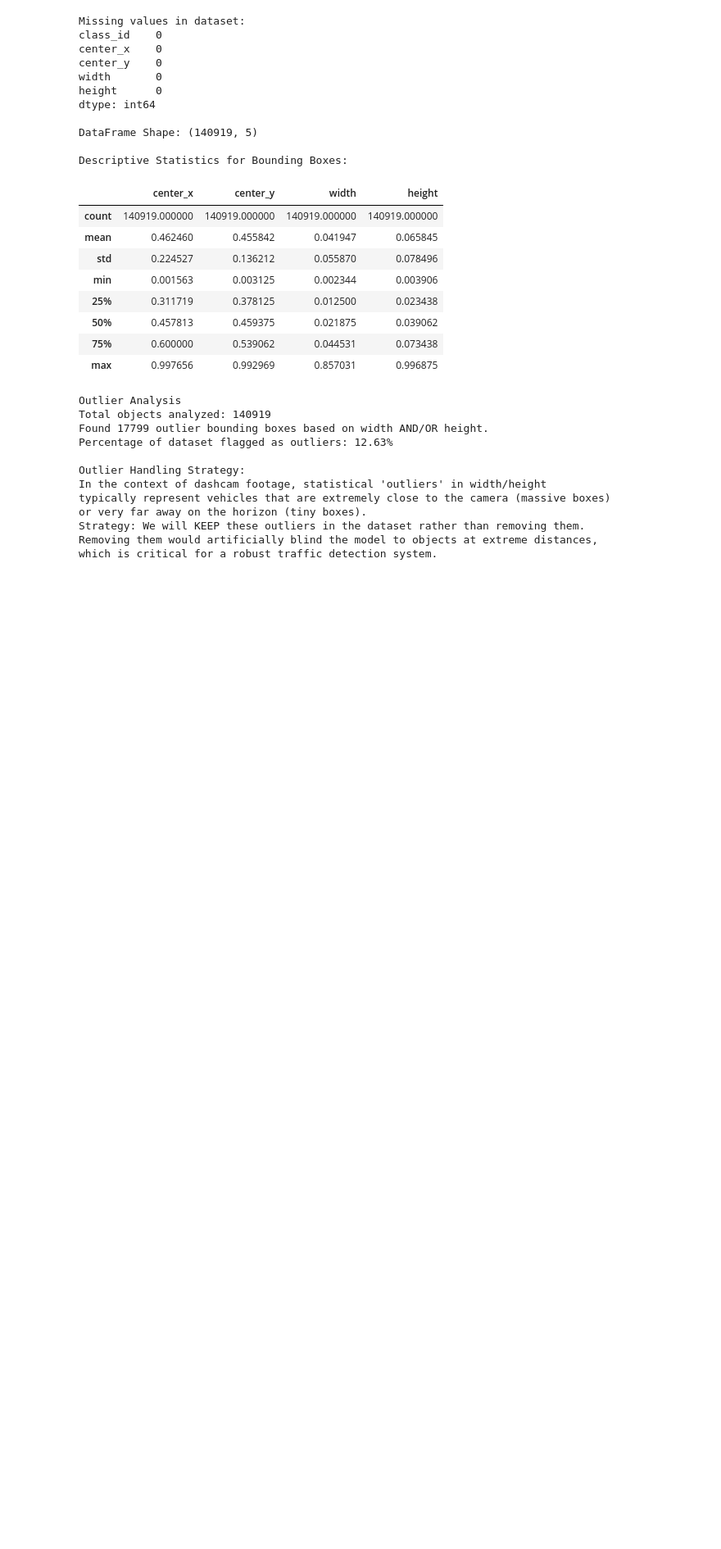
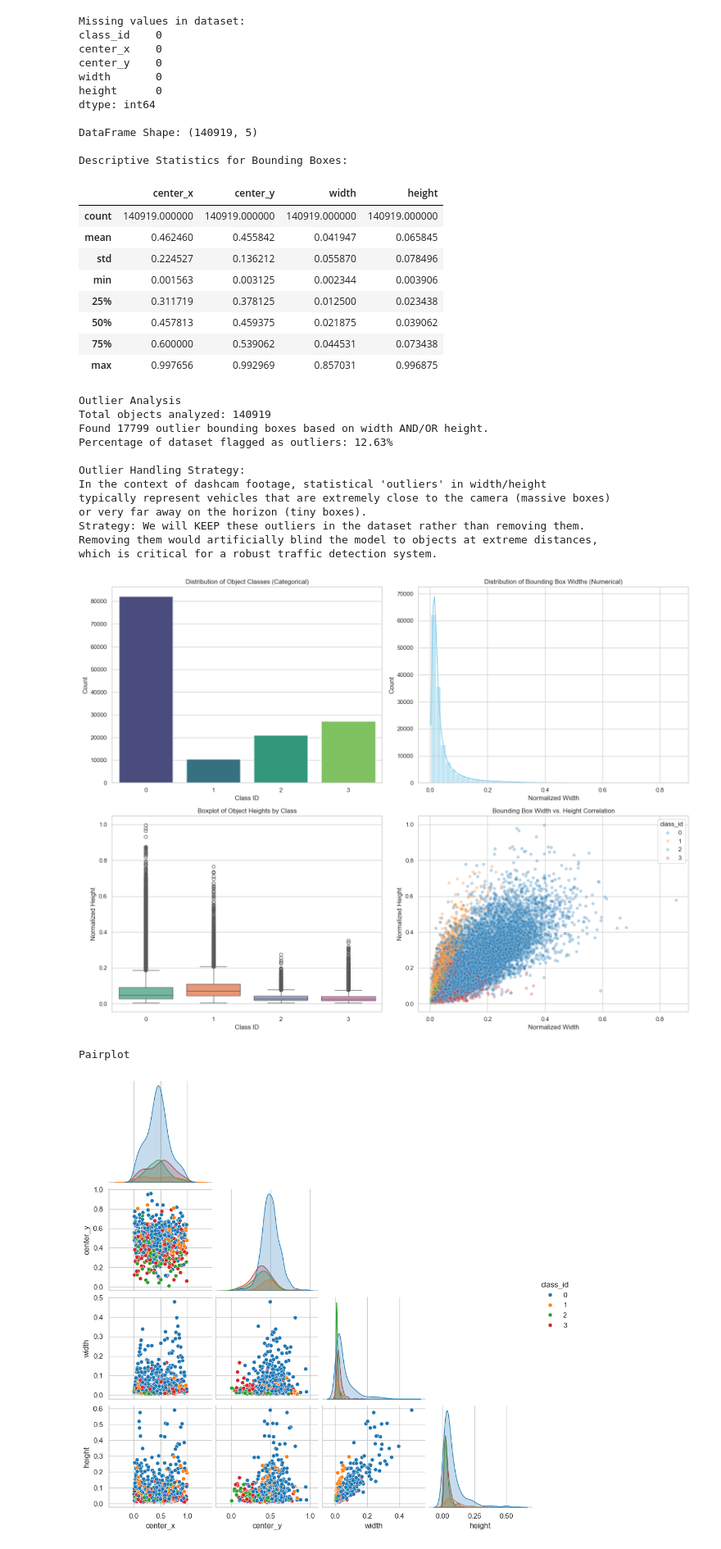
Before and after one commit to MuhammadTayyab76/traffic-detection, a Jupyter notebook: notebooks/Phase-I.ipynb, the cells around one changed output. Shown at 82% size. Drawn from its saved outputs; the diff is of its cells as text; code cells hidden in the pictures; blank space fills up the shorter version.

Commit message:
added data visualizations

```diff
--- a/notebooks/Phase-I.ipynb
+++ b/notebooks/Phase-I.ipynb
@@ -108,3 +108,46 @@ or very far away on the horizon (tiny boxes).
 Strategy: We will KEEP these outliers in the dataset rather than removing them.
 Removing them would artificially blind the model to objects at extreme distances,
 which is critical for a robust traffic detection system.
+# %%
+import matplotlib.pyplot as plt
+import seaborn as sns
+
+
+sns.set_theme(style="whitegrid")
+fig, axes = plt.subplots(2, 2, figsize=(16, 12))
+
+#Categorical Features: Bar Chart
+sns.countplot(data=df, x='class_id', hue='class_id', ax=axes[0, 0], palette="viridis", legend=False)
+axes[0, 0].set_title("Distribution of Object Classes (Categorical)")
+axes[0, 0].set_xlabel("Class ID")
+axes[0, 0].set_ylabel("Count")
+
+#Numerical Features: Histogram
+sns.histplot(data=df, x='width', bins=50, ax=axes[0, 1], color="skyblue", kde=True)
+axes[0, 1].set_title("Distribution of Bounding Box Widths (Numerical)")
+axes[0, 1].set_xlabel("Normalized Width")
+
+#Numerical Features: Boxplot
+sns.boxplot(data=df, x='class_id', y='height', hue='class_id', ax=axes[1, 0], palette="Set2", legend=False)
+axes[1, 0].set_title("Boxplot of Object Heights by Class")
+axes[1, 0].set_xlabel("Class ID")
+axes[1, 0].set_ylabel("Normalized Height")
+
+#Relationships: Scatter Plot
+sns.scatterplot(data=df, x='width', y='height', hue='class_id', ax=axes[1, 1], alpha=0.3, palette="tab10")
+axes[1, 1].set_title("Bounding Box Width vs. Height Correlation")
+axes[1, 1].set_xlabel("Normalized Width")
+axes[1, 1].set_ylabel("Normalized Height")
+
+plt.tight_layout()
+plt.show()
+
+#Pair Plot
+print("\nPairplot")
+sampled_df = df.sample(n=1000, random_state=42)
+sns.pairplot(sampled_df[['center_x', 'center_y', 'width', 'height', 'class_id']], hue='class_id', palette="tab10", corner=True)
+plt.show()
+# %% [output]
+[figure, added]
+Pairplot
+[figure, added]
```
